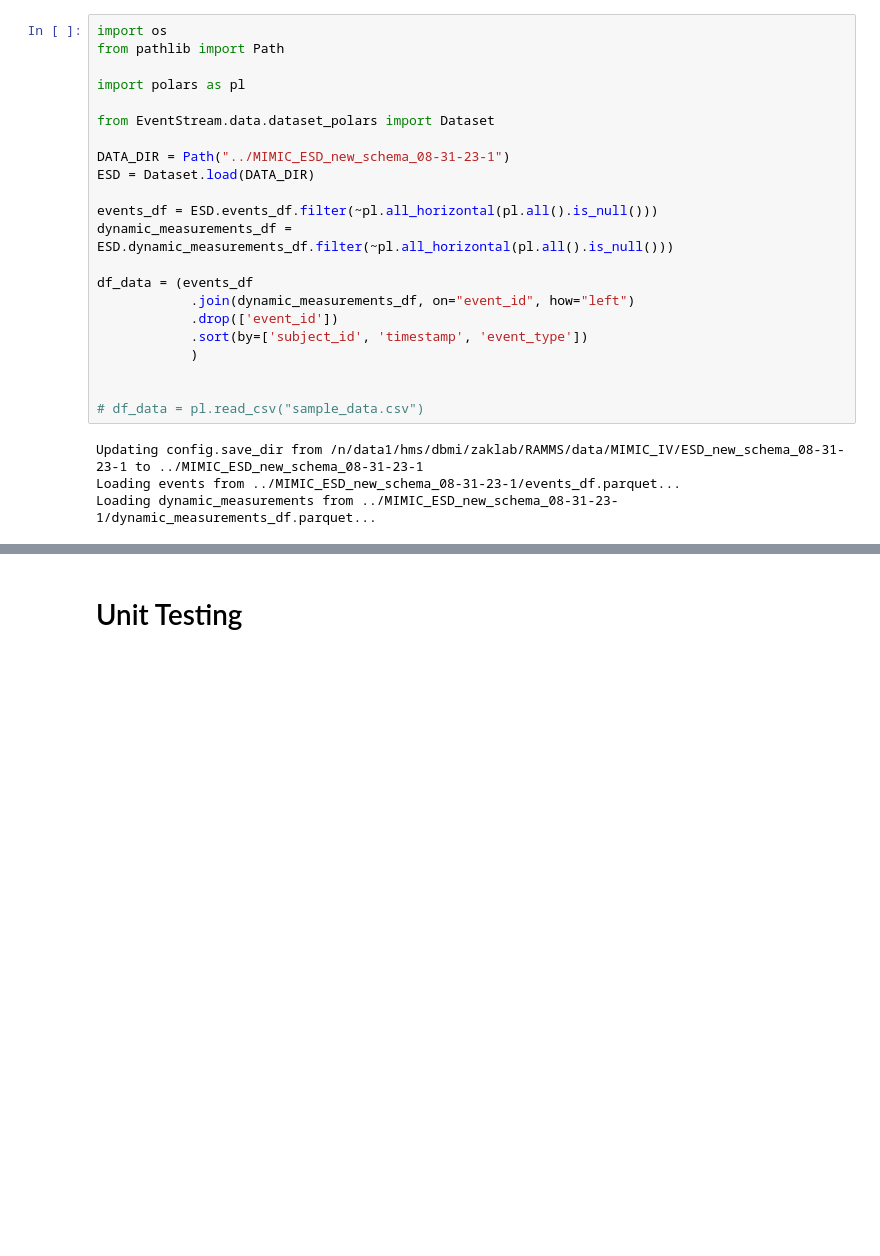
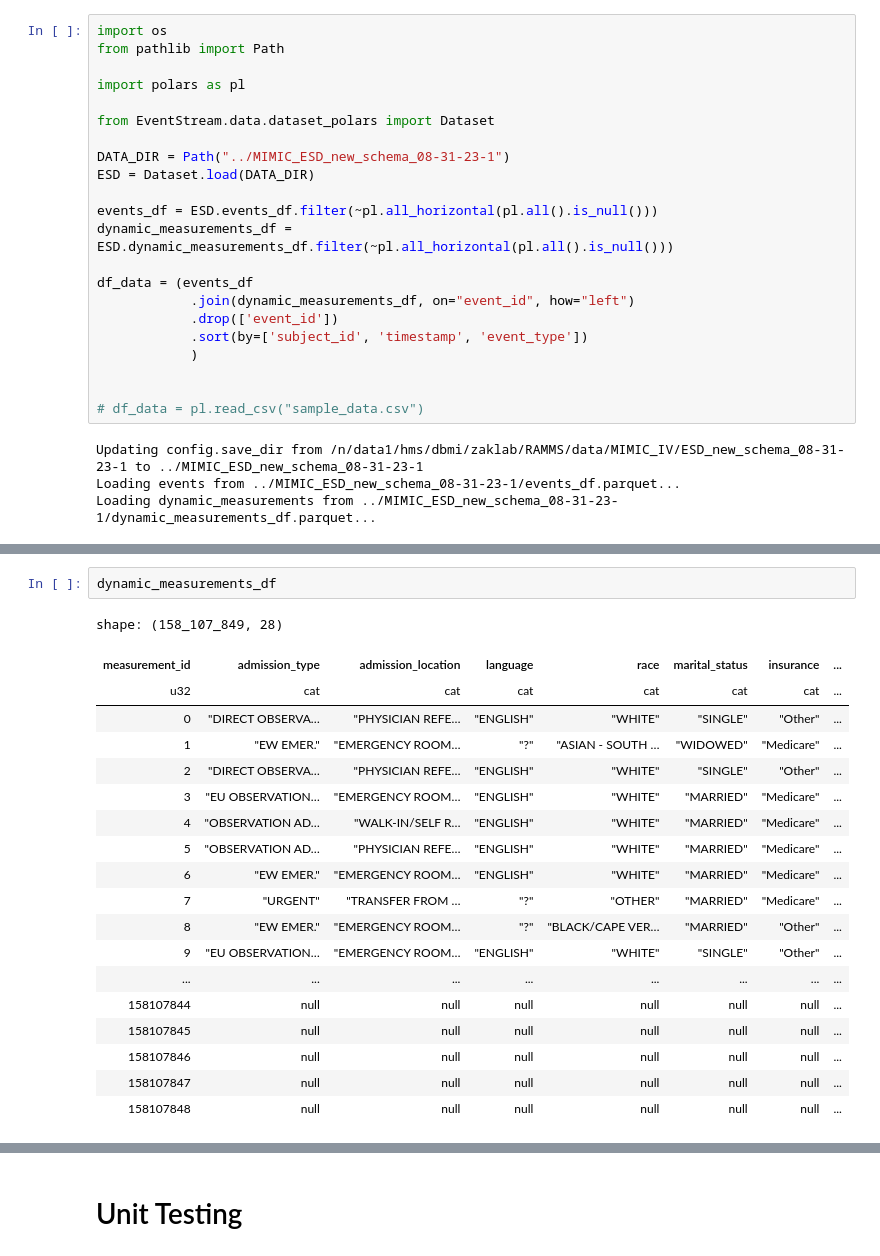
Before and after one commit to justin13601/ACES, a Jupyter notebook: to_organize/run_tests.ipynb, the cells around one changed output, grey strips where cells are left out. Saved outputs shown, nothing was run; the diff lists cells and outputs as text; blank space fills up the shorter version.

```diff
--- a/to_organize/run_tests.ipynb
+++ b/to_organize/run_tests.ipynb
@@ -36,0 +49,22 @@ Loading dynamic_measurements from ../MIMIC_ESD_new_schema_08-31-23-1/dynamic_mea
+# %%
+dynamic_measurements_df
+# %% [output]
+shape: (158_107_849, 28)
+| measurement_id | admission_type | admission_location | language | race | marital_status | insurance | ... |
+| u32 | cat | cat | cat | cat | cat | cat | ... |
+| 0 | "DIRECT OBSERVA… | "PHYSICIAN REFE… | "ENGLISH" | "WHITE" | "SINGLE" | "Other" | ... |
+| 1 | "EW EMER." | "EMERGENCY ROOM… | "?" | "ASIAN - SOUTH … | "WIDOWED" | "Medicare" | ... |
+| 2 | "DIRECT OBSERVA… | "PHYSICIAN REFE… | "ENGLISH" | "WHITE" | "SINGLE" | "Other" | ... |
+| 3 | "EU OBSERVATION… | "EMERGENCY ROOM… | "ENGLISH" | "WHITE" | "MARRIED" | "Medicare" | ... |
+| 4 | "OBSERVATION AD… | "WALK-IN/SELF R… | "ENGLISH" | "WHITE" | "MARRIED" | "Medicare" | ... |
+| 5 | "OBSERVATION AD… | "PHYSICIAN REFE… | "ENGLISH" | "WHITE" | "MARRIED" | "Medicare" | ... |
+| 6 | "EW EMER." | "EMERGENCY ROOM… | "ENGLISH" | "WHITE" | "MARRIED" | "Medicare" | ... |
+| 7 | "URGENT" | "TRANSFER FROM … | "?" | "OTHER" | "MARRIED" | "Medicare" | ... |
+| 8 | "EW EMER." | "EMERGENCY ROOM… | "?" | "BLACK/CAPE VER… | "MARRIED" | "Other" | ... |
+| 9 | "EU OBSERVATION… | "EMERGENCY ROOM… | "ENGLISH" | "WHITE" | "SINGLE" | "Other" | ... |
+| ... | ... | ... | ... | ... | ... | ... | ... |
+| 158107844 | null | null | null | null | null | null | ... |
+| 158107845 | null | null | null | null | null | null | ... |
+| 158107846 | null | null | null | null | null | null | ... |
+| 158107847 | null | null | null | null | null | null | ... |
+| 158107848 | null | null | null | null | null | null | ... |
```
Also changed, not shown: parts of 16 cells of this notebook, 2 other files.
